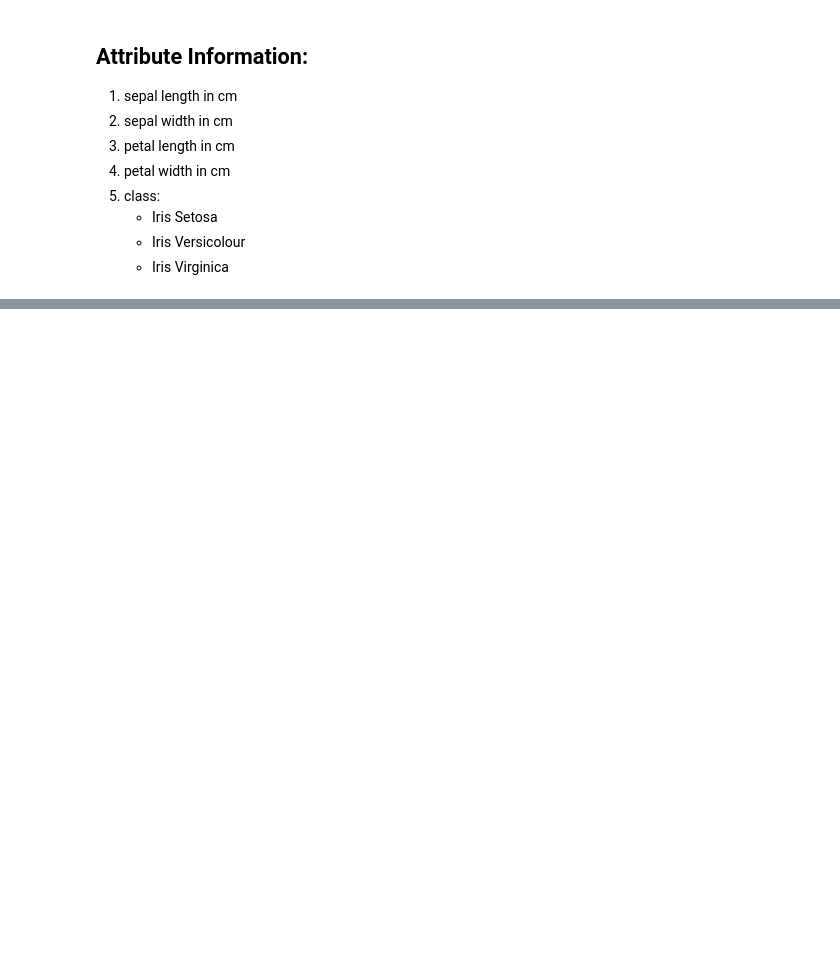
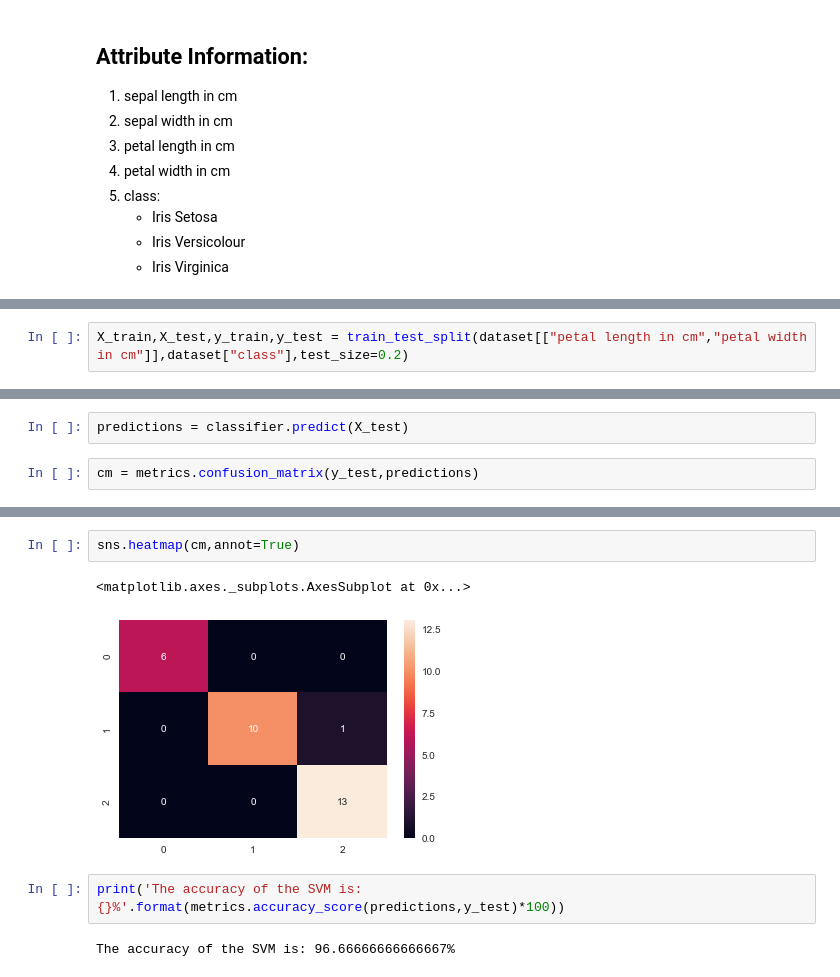
Before and after one commit to kodeutility/Iris-Flowers-Classification, a Jupyter notebook: Iris_Flower_Classification.ipynb, the cells around one changed output, grey strips where cells are left out. Cells and saved outputs as stored; diff of their text form; blank space fills up the shorter version.

```diff
--- a/Iris_Flower_Classification.ipynb
+++ b/Iris_Flower_Classification.ipynb
@@ -38,0 +65,2 @@ sns.pairplot(dataset)
+# %%
+X_train,X_test,y_train,y_test = train_test_split(dataset[["petal length in cm","petal width in cm"]],dataset["class"],test_size=0.2)
@@ -38,0 +83,4 @@ sns.pairplot(dataset)
+# %%
+predictions = classifier.predict(X_test)
+# %%
+cm = metrics.confusion_matrix(y_test,predictions)
@@ -38,0 +93,9 @@ sns.pairplot(dataset)
+# %%
+sns.heatmap(cm,annot=True)
+# %% [output]
+<matplotlib.axes._subplots.AxesSubplot at 0x...>
+[figure, added]
+# %%
+print('The accuracy of the SVM is: {}%'.format(metrics.accuracy_score(predictions,y_test)*100))
+# %% [output]
+The accuracy of the SVM is: 96.66666666666667%
```
Also changed, not shown: parts of 12 cells of this notebook.
